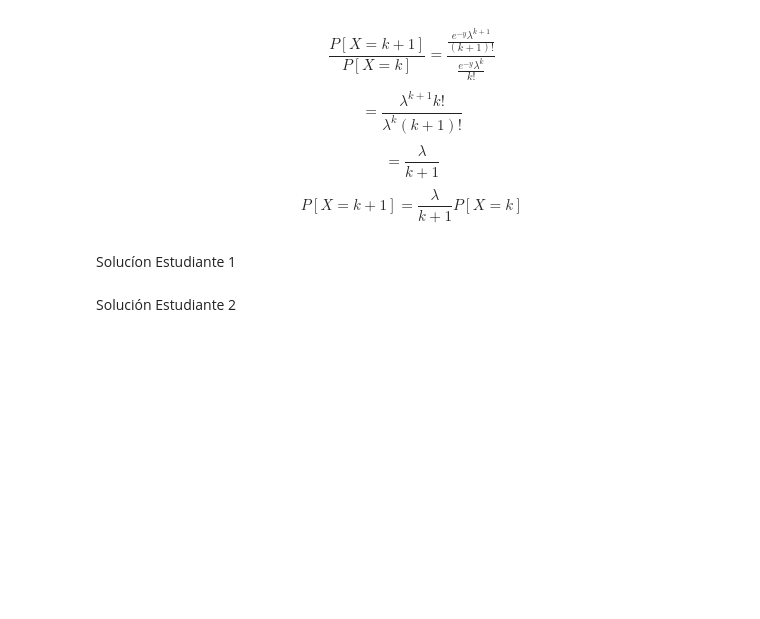
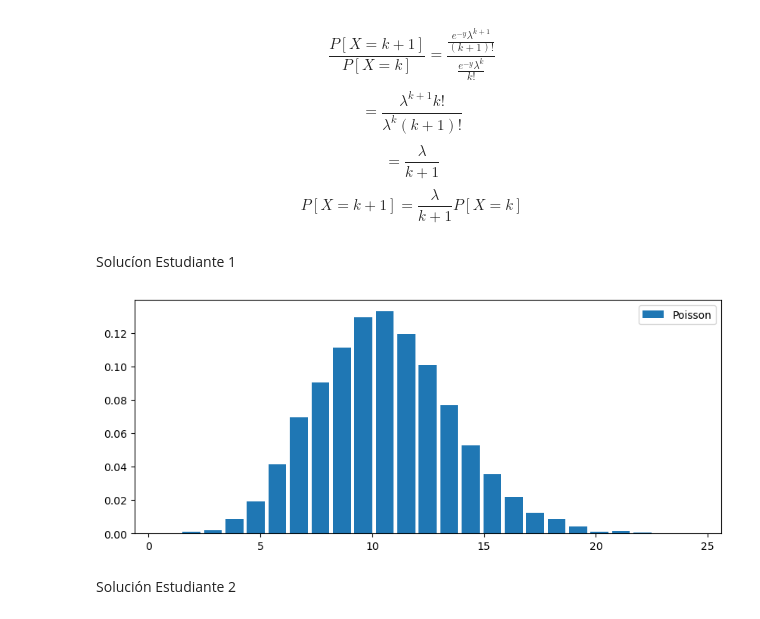
Before and after one commit to MichVT/ProyectoConjunto_MValadez_MValenzuela, a Jupyter notebook: ProyectoConjunto_MValadez_MValenzuela.ipynb, the cells around one changed output. Cells and saved outputs as stored; diff of their text form; code cells hidden in the pictures; blank space fills up the shorter version.

```diff
--- a/ProyectoConjunto_MValadez_MValenzuela.ipynb
+++ b/ProyectoConjunto_MValadez_MValenzuela.ipynb
@@ -220,6 +220,25 @@ $$=\frac{\lambda}{k+1}$$
 $$P[X=k+1]=\frac{\lambda}{k+1}P[X=k]$$
 # %% [markdown]
 Solucíon Estudiante 1
+# %%
+def poisson(lambd):
+    u = np.random.uniform()
+    k = 0
+    p = np.exp(-lambd)
+    F = p
+    while u > F:
+        k += 1
+        p *= lambd / k
+        F += p
+    return k
+
+lambd = 10
+n = 10000
+poisson_vals = [poisson(lambd) for i in range(n)]
+# %%
+plot_histogram_discrete(poisson_vals,"Poisson")
+# %% [output]
+[figure, added]
 # %% [markdown]
 Solución Estudiante 2
 # %%
```
